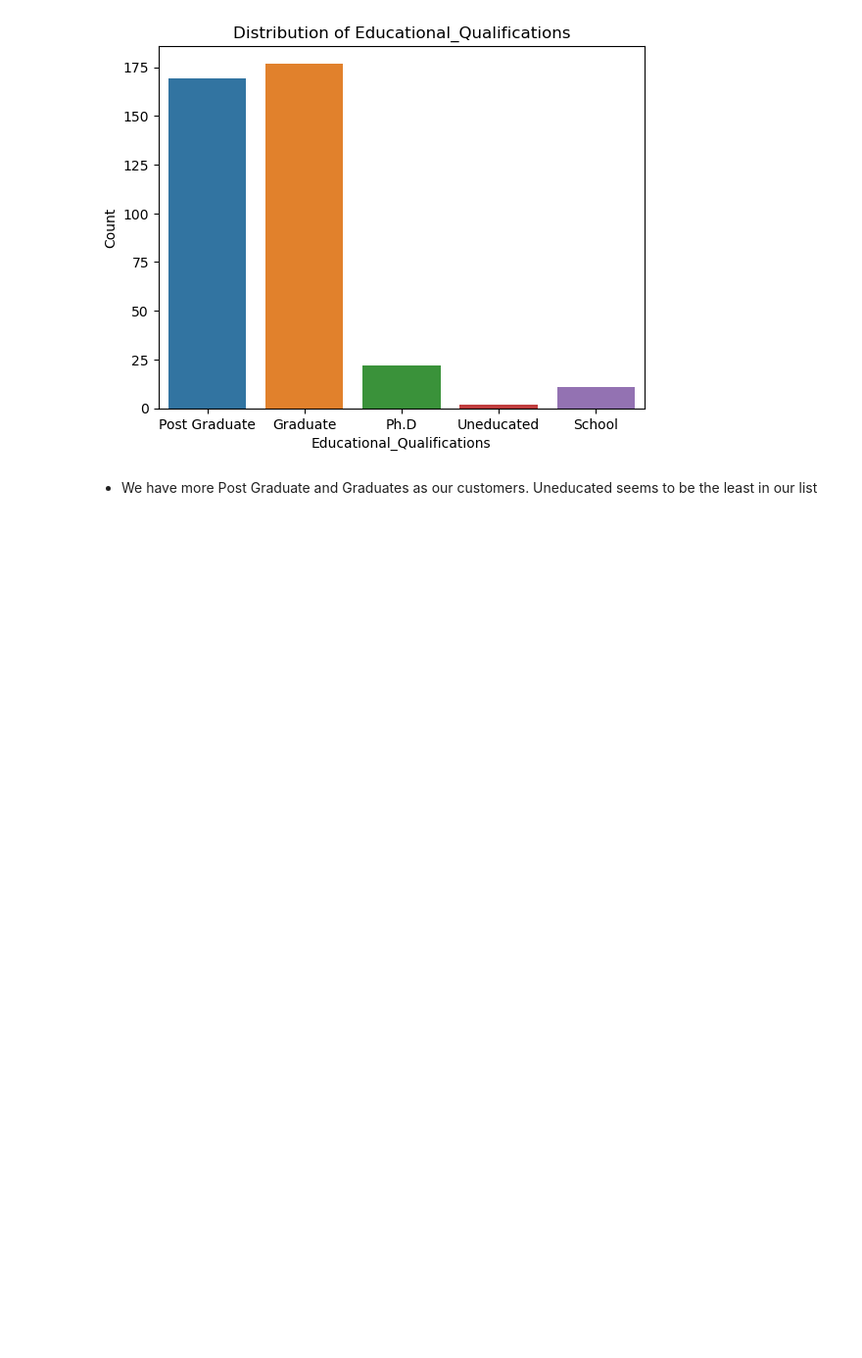
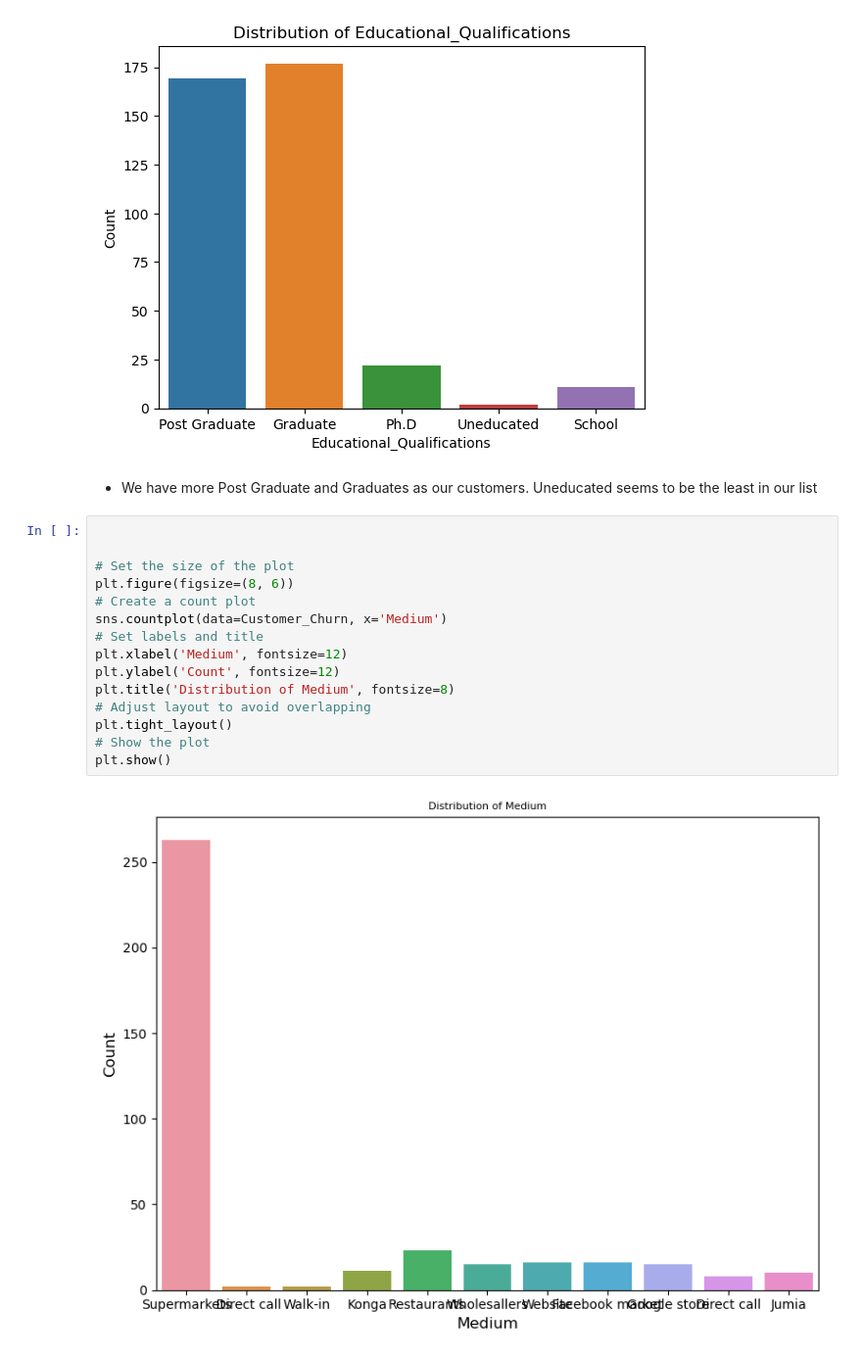
Before and after one commit to UbaChinelo/Customer-churn-prediction-for-Tshally-Foods, a Jupyter notebook: Customer_Churn_Prediction_Tshally_Foods.ipynb, the cells around one changed output. Shown at 98% size. Drawn from its saved outputs; the diff is of its cells as text; blank space fills up the shorter version.

Commit message:
Update on Medium Visualization

```diff
--- a/Customer_Churn_Prediction_Tshally_Foods.ipynb
+++ b/Customer_Churn_Prediction_Tshally_Foods.ipynb
@@ -359,3 +359,20 @@ plt.show()
 [figure]
 # %% [markdown]
 - We have more Post Graduate and Graduates as our customers. Uneducated seems to be the least in our list
+# %%
+
+
+# Set the size of the plot
+plt.figure(figsize=(8, 6))
+# Create a count plot
+sns.countplot(data=Customer_Churn, x='Medium')
+# Set labels and title
+plt.xlabel('Medium', fontsize=12)
+plt.ylabel('Count', fontsize=12)
+plt.title('Distribution of Medium', fontsize=8)
+# Adjust layout to avoid overlapping
+plt.tight_layout()
+# Show the plot
+plt.show()
+# %% [output]
+[figure, added]
```
